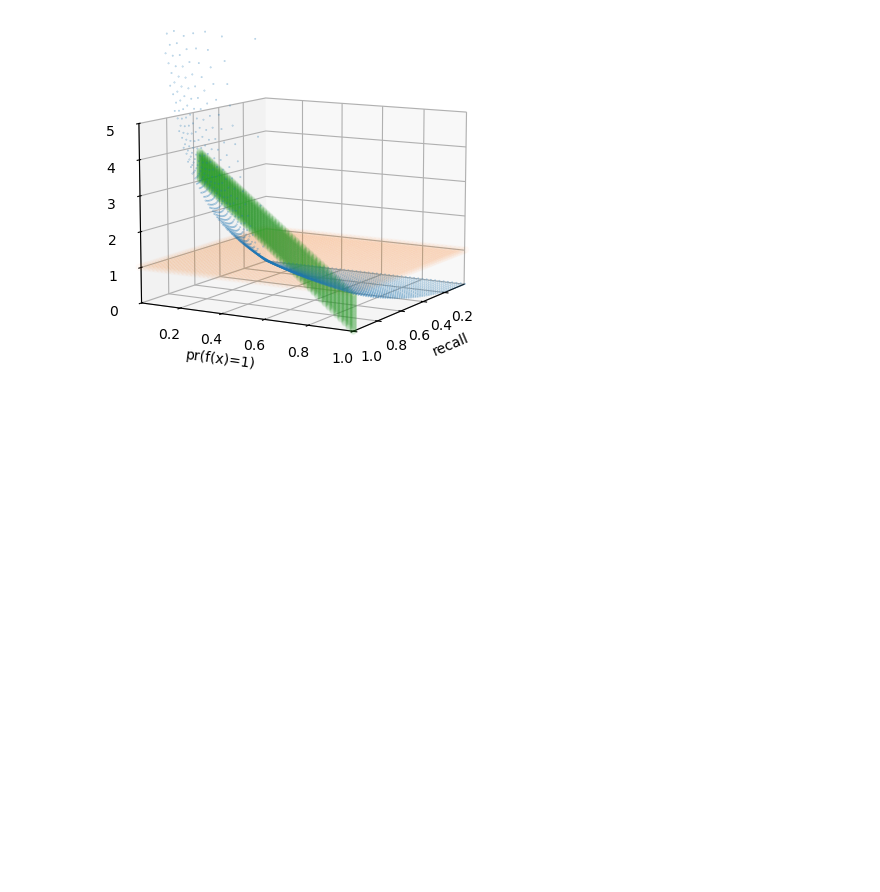
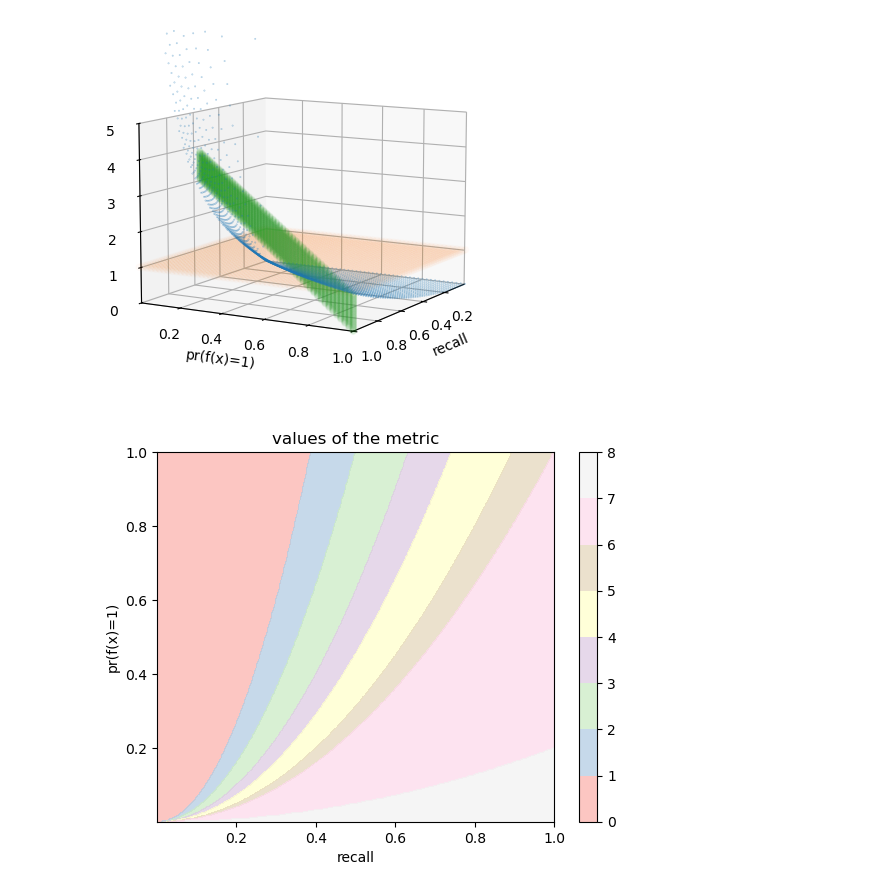
Before and after one commit to tpaquier/material_science, a Jupyter notebook: 3d_plot_weird_estim.ipynb, the cells around one changed output. Cells and saved outputs as stored; diff of their text form; code cells hidden in the pictures; blank space fills up the shorter version.

```diff
--- a/3d_plot_weird_estim.ipynb
+++ b/3d_plot_weird_estim.ipynb
@@ -38,3 +39,41 @@ Text(0.5, 0, 'estim')
 [figure]
 # %%
 #the green part is, in theory, a plane where x=y
+# %%
+xx, yy = np.meshgrid(np.linspace(0.001,1,500), np.linspace(0.001,1,500))
+results_plot = np.empty(500**2)
+for i in tqdm(range(500**2)):
+    results_plot[i] = (np.c_[xx.ravel(), yy.ravel()][i,0]**2)/np.c_[xx.ravel(), yy.ravel()][i,1]
+# %%
+qualitative_plot = np.empty(500**2)
+for i in range(500**2):
+    if results_plot[i]<=0.05:
+        qualitative_plot[i] = 0
+    elif 0.05<results_plot[i] and results_plot[i]<=0.15:
+        qualitative_plot[i] = 1
+    elif 0.15<results_plot[i] and results_plot[i]<=0.25:
+        qualitative_plot[i] = 2
+    elif 0.25<results_plot[i] and results_plot[i]<=0.4:
+        qualitative_plot[i] = 3
+    elif 0.4<results_plot[i] and results_plot[i]<=0.55:
+        qualitative_plot[i] = 4
+    elif 0.55<results_plot[i] and results_plot[i]<=0.8:
+        qualitative_plot[i] = 5
+    elif 0.8<results_plot[i] and results_plot[i]<=1:
+        qualitative_plot[i] = 6
+    elif 1<results_plot[i] and results_plot[i]<=5:
+        qualitative_plot[i] = 7
+    elif 5<results_plot[i]:
+        qualitative_plot[i] = 8
+# %%
+fig, ax = plt.subplots()
+qualitative_plot = qualitative_plot.reshape(xx.shape)
+plt.contourf(xx, yy, qualitative_plot, alpha=0.75, cmap=plt.cm.Pastel1)
+plt.colorbar()
+ax.set_xlabel('recall')
+ax.set_ylabel('pr(f(x)=1)')
+ax.set_title('values of the metric')
+plt.savefig('plot of the weird values of the metric.png')
+plt.show()
+# %% [output]
+[figure, added]
```
Also changed, not shown: parts of 1 cell of this notebook, 1 other file.
